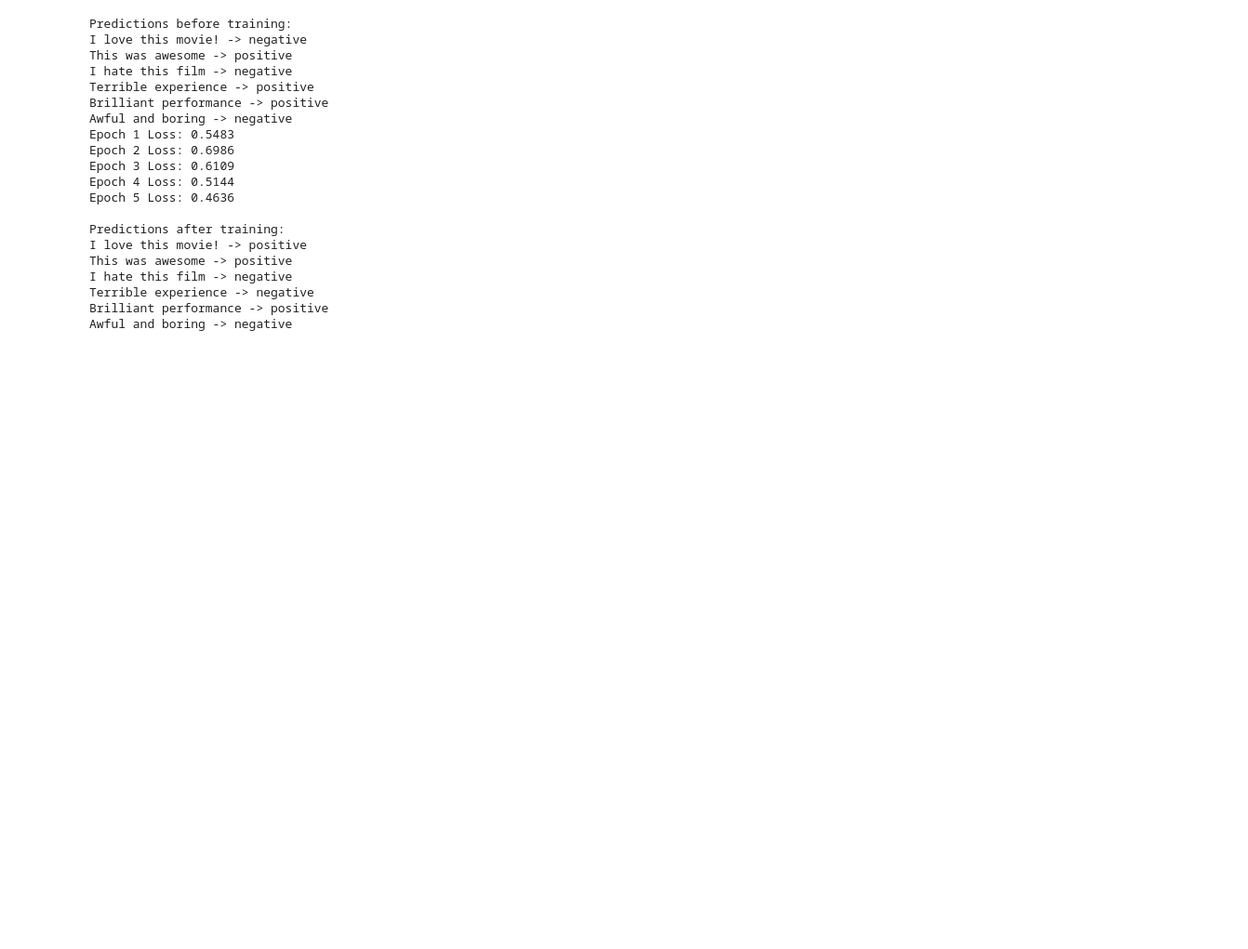
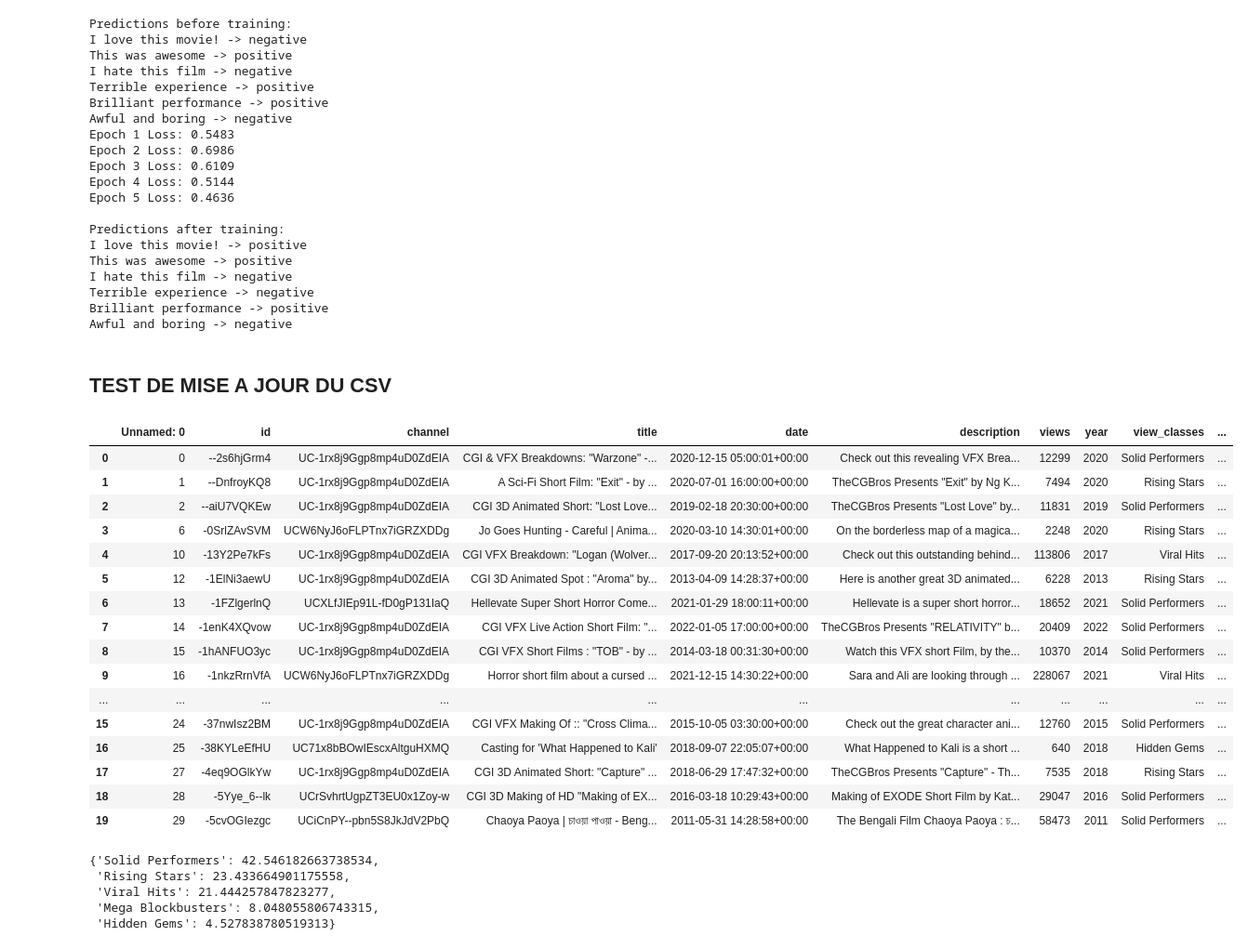
Before and after one commit to syldeha/Projet-modal-S-A, a Jupyter notebook: models/test_model.ipynb, the cells around one changed output. Shown at 93% size. Saved outputs shown, nothing was run; the diff lists cells and outputs as text; code cells hidden in the pictures; blank space fills up the shorter version.

```diff
--- a/models/test_model.ipynb
+++ b/models/test_model.ipynb
@@ -422,3 +385,5 @@ I hate this film -> negative
 Terrible experience -> negative
 Brilliant performance -> positive
 Awful and boring -> negative
+# %% [markdown]
+## TEST DE MISE A JOUR DU CSV
@@ -424,0 +438,44 @@ Awful and boring -> negative
+# %%
+data_processed.head(20)
+# %% [output]
+|  | Unnamed: 0 | id | channel | title | date | description | views | year | view_classes | ... |
+| 0 | 0 | --2s6hjGrm4 | UC-1rx8j9Ggp8mp4uD0ZdEIA | CGI & VFX Breakdowns: "Warzone" -... | 2020-12-15 05:00:01+00:00 | Check out this revealing VFX Brea... | 12299 | 2020 | Solid Performers | ... |
+| 1 | 1 | --DnfroyKQ8 | UC-1rx8j9Ggp8mp4uD0ZdEIA | A Sci-Fi Short Film: "Exit" - by ... | 2020-07-01 16:00:00+00:00 | TheCGBros Presents "Exit" by Ng K... | 7494 | 2020 | Rising Stars | ... |
+| 2 | 2 | --aiU7VQKEw | UC-1rx8j9Ggp8mp4uD0ZdEIA | CGI 3D Animated Short: "Lost Love... | 2019-02-18 20:30:00+00:00 | TheCGBros Presents "Lost Love" by... | 11831 | 2019 | Solid Performers | ... |
+| 3 | 6 | -0SrlZAvSVM | UCW6NyJ6oFLPTnx7iGRZXDDg | Jo Goes Hunting - Careful | Anima... | 2020-03-10 14:30:01+00:00 | On the borderless map of a magica... | 2248 | 2020 | Rising Stars | ... |
+| 4 | 10 | -13Y2Pe7kFs | UC-1rx8j9Ggp8mp4uD0ZdEIA | CGI VFX Breakdown: "Logan (Wolver... | 2017-09-20 20:13:52+00:00 | Check out this outstanding behind... | 113806 | 2017 | Viral Hits | ... |
+| 5 | 12 | -1ElNi3aewU | UC-1rx8j9Ggp8mp4uD0ZdEIA | CGI 3D Animated Spot : "Aroma" by... | 2013-04-09 14:28:37+00:00 | Here is another great 3D animated... | 6228 | 2013 | Rising Stars | ... |
+| 6 | 13 | -1FZlgerlnQ | UCXLfJIEp91L-fD0gP131IaQ | Hellevate Super Short Horror Come... | 2021-01-29 18:00:11+00:00 | Hellevate is a super short horror... | 18652 | 2021 | Solid Performers | ... |
+| 7 | 14 | -1enK4XQvow | UC-1rx8j9Ggp8mp4uD0ZdEIA | CGI VFX Live Action Short Film: "... | 2022-01-05 17:00:00+00:00 | TheCGBros Presents "RELATIVITY" b... | 20409 | 2022 | Solid Performers | ... |
+| 8 | 15 | -1hANFUO3yc | UC-1rx8j9Ggp8mp4uD0ZdEIA | CGI VFX Short Films : "TOB" - by ... | 2014-03-18 00:31:30+00:00 | Watch this VFX short Film, by the... | 10370 | 2014 | Solid Performers | ... |
+| 9 | 16 | -1nkzRrnVfA | UCW6NyJ6oFLPTnx7iGRZXDDg | Horror short film about a cursed ... | 2021-12-15 14:30:22+00:00 | Sara and Ali are looking through ... | 228067 | 2021 | Viral Hits | ... |
+| ... | ... | ... | ... | ... | ... | ... | ... | ... | ... | ... |
+| 15 | 24 | -37nwIsz2BM | UC-1rx8j9Ggp8mp4uD0ZdEIA | CGI VFX Making Of :: "Cross Clima... | 2015-10-05 03:30:00+00:00 | Check out the great character ani... | 12760 | 2015 | Solid Performers | ... |
+| 16 | 25 | -38KYLeEfHU | UC71x8bBOwIEscxAltguHXMQ | Casting for 'What Happened to Kali' | 2018-09-07 22:05:07+00:00 | What Happened to Kali is a short ... | 640 | 2018 | Hidden Gems | ... |
+| 17 | 27 | -4eq9OGlkYw | UC-1rx8j9Ggp8mp4uD0ZdEIA | CGI 3D Animated Short: "Capture" ... | 2018-06-29 17:47:32+00:00 | TheCGBros Presents "Capture" - Th... | 7535 | 2018 | Rising Stars | ... |
+| 18 | 28 | -5Yye_6--lk | UCrSvhrtUgpZT3EU0x1Zoy-w | CGI 3D Making of HD "Making of EX... | 2016-03-18 10:29:43+00:00 | Making of EXODE Short Film by Kat... | 29047 | 2016 | Solid Performers | ... |
+| 19 | 29 | -5cvOGIezgc | UCiCnPY--pbn5S8JkJdV2PbQ | Chaoya Paoya | চাওয়া পাওয়া - Beng... | 2011-05-31 14:28:58+00:00 | The Bengali Film Chaoya Paoya : চ... | 58473 | 2011 | Solid Performers | ... |
+# %%
+def feature_percentage_dict(df, feature_name):
+    """
+    Retourne un dictionnaire {classe: pourcentage} pour une colonne du DataFrame.
+
+    Args:
+        df (pd.DataFrame): DataFrame d'entrée
+        feature_name (str): nom de la colonne à étudier
+
+    Returns:
+        dict: {valeur_unique: pourcentage}
+    """
+    counts = df[feature_name].value_counts(dropna=False)
+    percentages = (counts / len(df) * 100).to_dict()
+    return percentages
+
+features_dict=feature_percentage_dict(data_processed, "view_classes")
+features_dict
+# %% [output]
+{'Solid Performers': 42.546182663738534,
+ 'Rising Stars': 23.433664901175558,
+ 'Viral Hits': 21.444257847823277,
+ 'Mega Blockbusters': 8.048055806743315,
+ 'Hidden Gems': 4.527838780519313}
```
Also changed, not shown: parts of 13 cells of this notebook, 15 other files.
